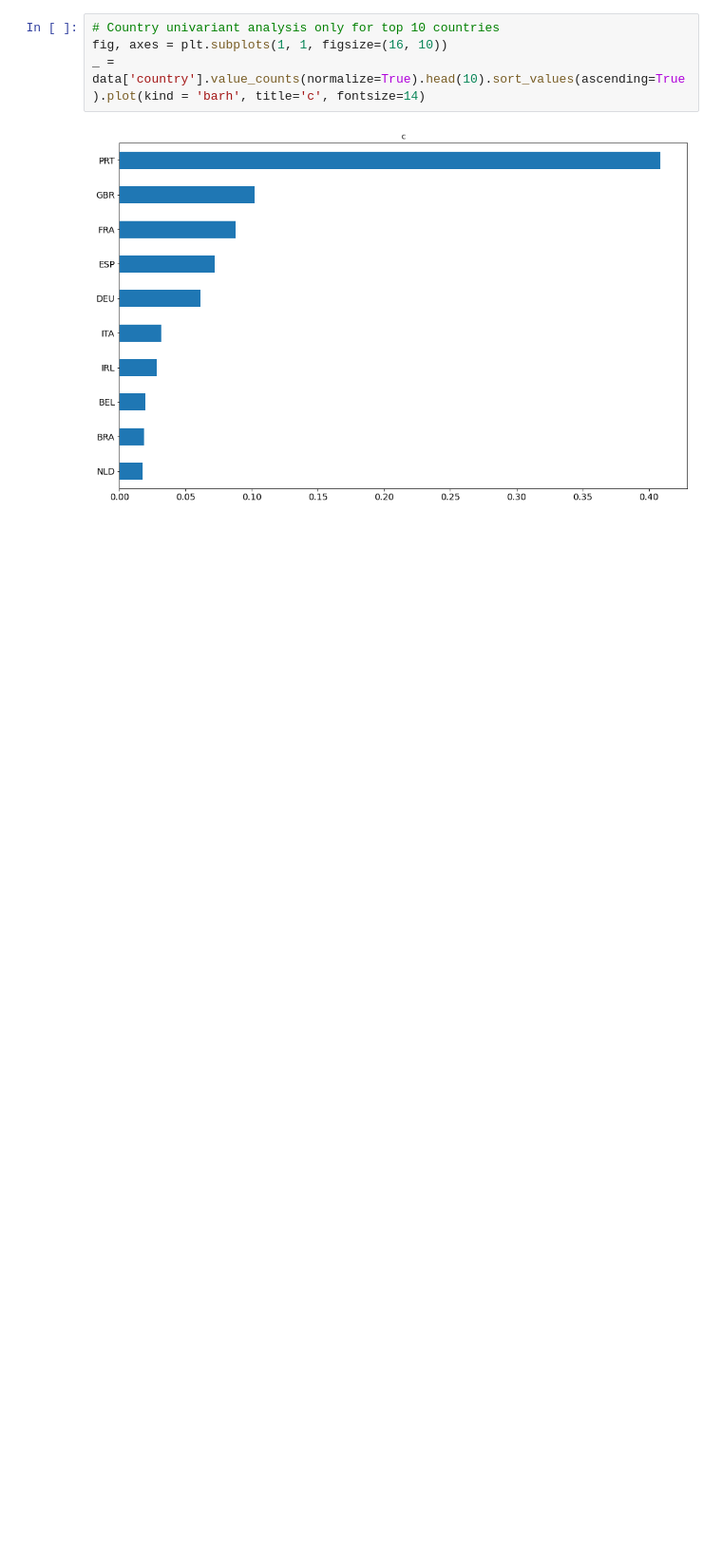
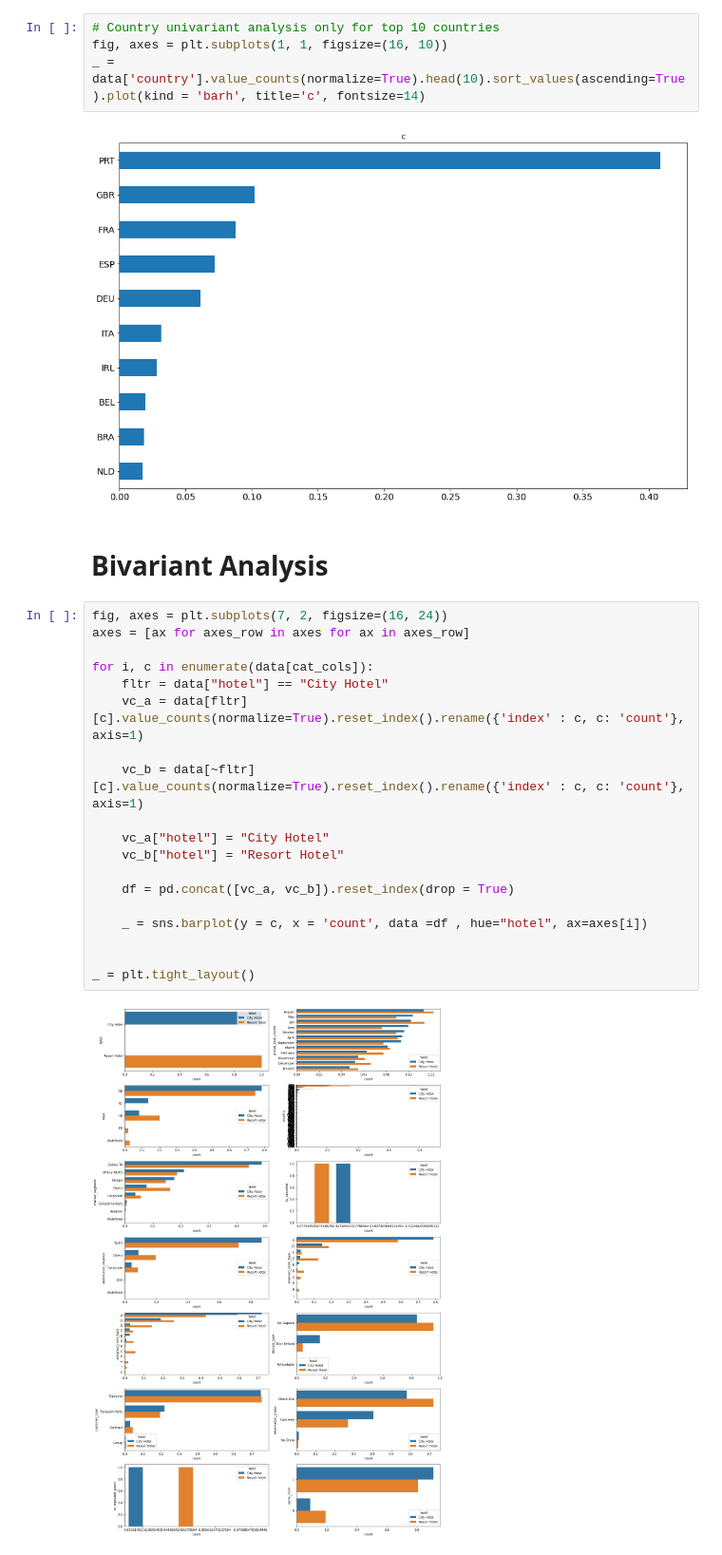
Before and after one commit to UthamanA/Hotel-Booking-Analysis_EDA, a Jupyter notebook: Hotel_booking.ipynb, the cells around one changed output. Shown at 95% size. Saved outputs shown, nothing was run; the diff lists cells and outputs as text; blank space fills up the shorter version.

```diff
--- a/Hotel_booking.ipynb
+++ b/Hotel_booking.ipynb
@@ -194,3 +192,26 @@ fig, axes = plt.subplots(1, 1, figsize=(16, 10))
 _ = data['country'].value_counts(normalize=True).head(10).sort_values(ascending=True).plot(kind = 'barh', title='c', fontsize=14)
 # %% [output]
 [figure]
+# %% [markdown]
+# Bivariant Analysis
+# %%
+fig, axes = plt.subplots(7, 2, figsize=(16, 24))
+axes = [ax for axes_row in axes for ax in axes_row]
+
+for i, c in enumerate(data[cat_cols]):
+    fltr = data["hotel"] == "City Hotel"
+    vc_a = data[fltr][c].value_counts(normalize=True).reset_index().rename({'index' : c, c: 'count'}, axis=1)
+
+    vc_b = data[~fltr][c].value_counts(normalize=True).reset_index().rename({'index' : c, c: 'count'}, axis=1)
+
+    vc_a["hotel"] = "City Hotel"
+    vc_b["hotel"] = "Resort Hotel"
+
+    df = pd.concat([vc_a, vc_b]).reset_index(drop = True)
+
+    _ = sns.barplot(y = c, x = 'count', data =df , hue="hotel", ax=axes[i])
+
+
+_ = plt.tight_layout()
+# %% [output]
+[figure, added]
```
Also changed, not shown: parts of 8 cells of this notebook.
